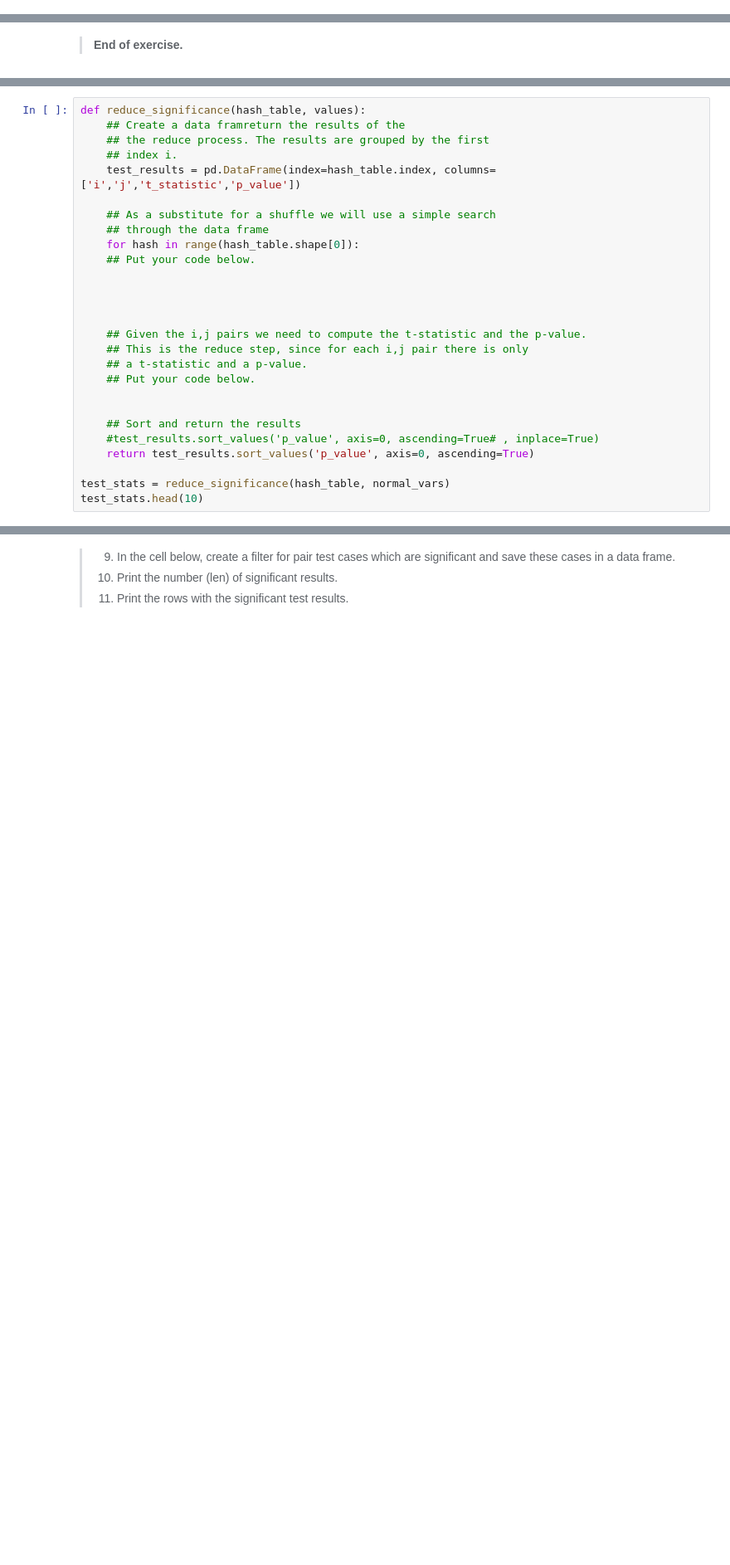
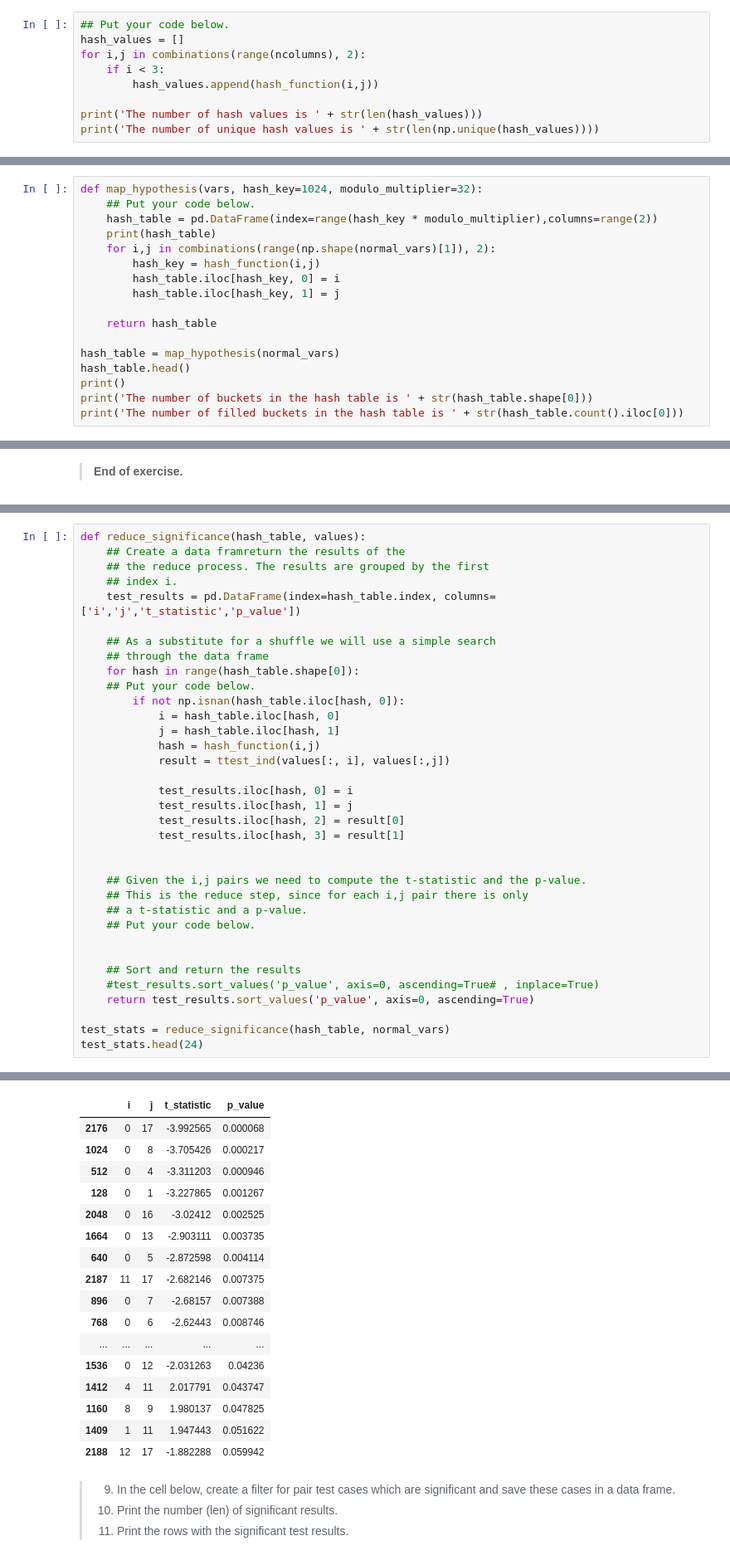
Before and after one commit to rmcgill0709/CSCI-E-108, a Jupyter notebook: notebooks/01_PitfallsInDataMining.ipynb, the cells around one changed output, grey strips where cells are left out. Shown at 83% size. Saved outputs shown, nothing was run; the diff lists cells and outputs as text; blank space fills up the shorter version.

```diff
--- a/notebooks/01_PitfallsInDataMining.ipynb
+++ b/notebooks/01_PitfallsInDataMining.ipynb
@@ -127,0 +124,9 @@ Error:
+# %%
+## Put your code below.
+hash_values = []
+for i,j in combinations(range(ncolumns), 2):
+    if i < 3:
+        hash_values.append(hash_function(i,j))
+
+print('The number of hash values is ' + str(len(hash_values)))
+print('The number of unique hash values is ' + str(len(np.unique(hash_values))))
@@ -177,0 +172,17 @@ Error:
+# %%
+def map_hypothesis(vars, hash_key=1024, modulo_multiplier=32):
+    ## Put your code below.
+    hash_table = pd.DataFrame(index=range(hash_key * modulo_multiplier),columns=range(2))
+    print(hash_table)
+    for i,j in combinations(range(np.shape(normal_vars)[1]), 2):
+        hash_key = hash_function(i,j)
+        hash_table.iloc[hash_key, 0] = i
+        hash_table.iloc[hash_key, 1] = j
+
+    return hash_table
+
+hash_table = map_hypothesis(normal_vars)
+hash_table.head()
+print()
+print('The number of buckets in the hash table is ' + str(hash_table.shape[0]))
+print('The number of filled buckets in the hash table is ' + str(hash_table.count().iloc[0]))
@@ -202,8 +231,16 @@ def reduce_significance(hash_table, values):
     ## through the data frame
     for hash in range(hash_table.shape[0]):
     ## Put your code below.
+        if not np.isnan(hash_table.iloc[hash, 0]):
+            i = hash_table.iloc[hash, 0]
+            j = hash_table.iloc[hash, 1]
+            hash = hash_function(i,j)
+            result = ttest_ind(values[:, i], values[:,j])
 
-
+            test_results.iloc[hash, 0] = i
+            test_results.iloc[hash, 1] = j
+            test_results.iloc[hash, 2] = result[0]
+            test_results.iloc[hash, 3] = result[1]
 
 
     ## Given the i,j pairs we need to compute the t-statistic and the p-value.
@@ -217,5 +254,5 @@ def reduce_significance(hash_table, values):
     return test_results.sort_values('p_value', axis=0, ascending=True)
 
 test_stats = reduce_significance(hash_table, normal_vars)
-test_stats.head(10)
+test_stats.head(24)
 # %% [output]
@@ -223,3 +259,20 @@ Error:
+|  | i | j | t_statistic | p_value |
+| 2176 | 0 | 17 | -3.992565 | 0.000068 |
+| 1024 | 0 | 8 | -3.705426 | 0.000217 |
+| 512 | 0 | 4 | -3.311203 | 0.000946 |
+| 128 | 0 | 1 | -3.227865 | 0.001267 |
+| 2048 | 0 | 16 | -3.02412 | 0.002525 |
+| 1664 | 0 | 13 | -2.903111 | 0.003735 |
+| 640 | 0 | 5 | -2.872598 | 0.004114 |
+| 2187 | 11 | 17 | -2.682146 | 0.007375 |
+| 896 | 0 | 7 | -2.68157 | 0.007388 |
+| 768 | 0 | 6 | -2.62443 | 0.008746 |
+| ... | ... | ... | ... | ... |
+| 1536 | 0 | 12 | -2.031263 | 0.04236 |
+| 1412 | 4 | 11 | 2.017791 | 0.043747 |
+| 1160 | 8 | 9 | 1.980137 | 0.047825 |
+| 1409 | 1 | 11 | 1.947443 | 0.051622 |
+| 2188 | 12 | 17 | -1.882288 | 0.059942 |
 # %% [markdown]
 > 9. In the cell below, create a filter for pair test cases which are significant and save these cases in a data frame.
 > 10. Print the number (len) of significant results.
```
Also changed, not shown: parts of 8 cells of this notebook.
